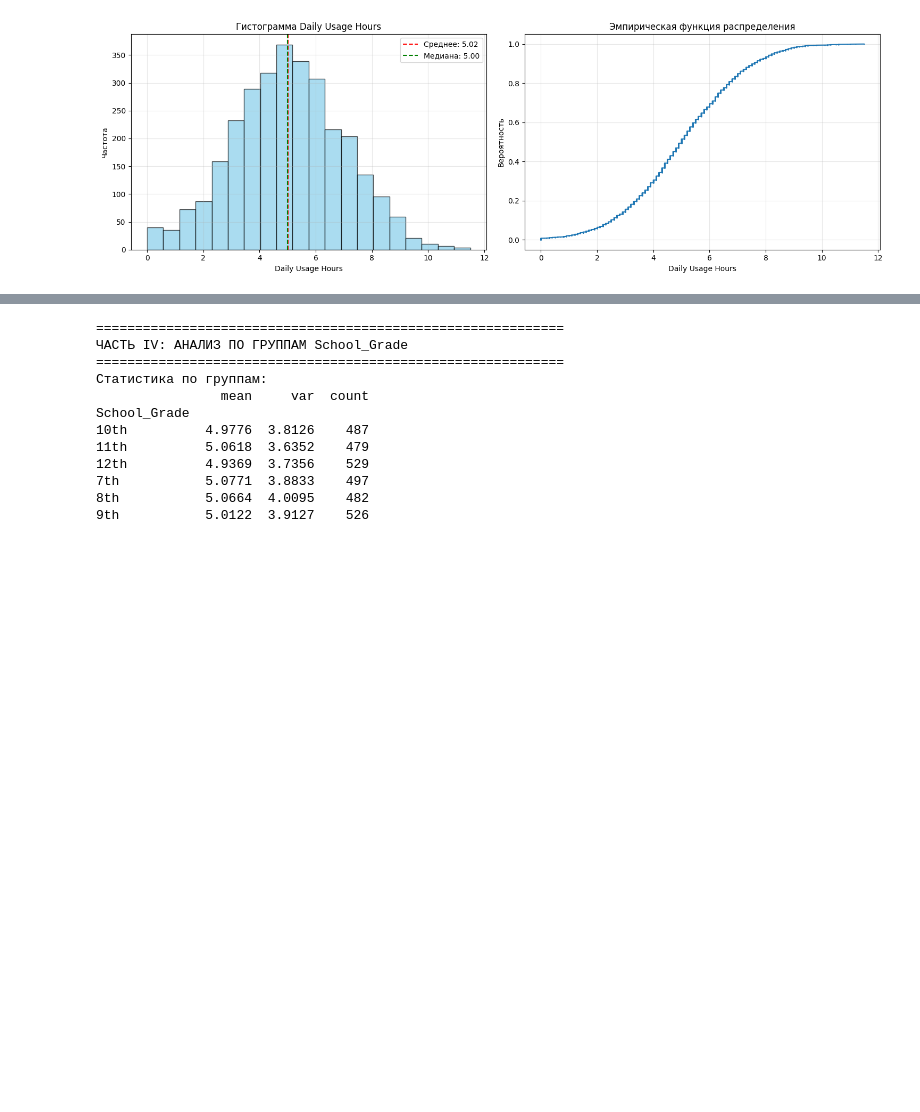
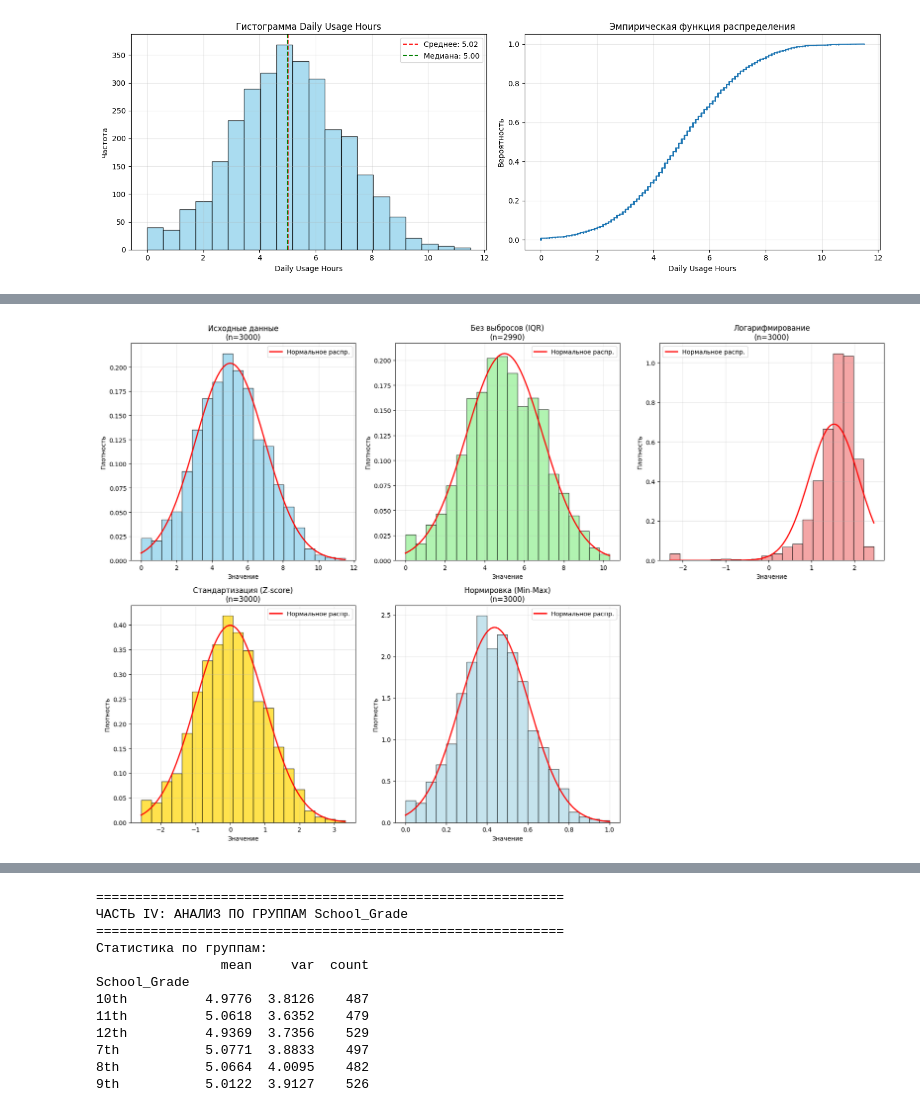
Before and after one commit to poluzerovT/oiad-2-2025, a Jupyter notebook: Goncharenko/lab1.ipynb, the cells around one changed output, grey strips where cells are left out. Saved outputs shown, nothing was run; the diff lists cells and outputs as text; code cells hidden in the pictures; blank space fills up the shorter version.

```diff
--- a/Goncharenko/lab1.ipynb
+++ b/Goncharenko/lab1.ipynb
@@ -89,8 +89,8 @@ def chi_square_normality_test(data, alpha=0.05):
     std = np.std(data, ddof=1)
 
     k = int(1 + 3.322 * np.log10(n))
-    percentiles = np.linspace(0, 100, k+1)
-    boundaries = np.percentile(data, percentiles)
+    prob_points = np.linspace(0, 1, k+1)
+    boundaries = stats.norm.ppf(prob_points, mean, std)
 
     observed, _ = np.histogram(data, boundaries)
 
@@ -111,7 +111,7 @@ def chi_square_normality_test(data, alpha=0.05):
 chi2_stat, p_value_chi2, df0 = chi_square_normality_test(data)
 print(f"Критерий хи-квадрат:")
 print(f"Статистика: {chi2_stat:.4f}")
-print(f"p-value: {p_value_chi2:.4f}")
+print(f"p-value: {p_value_chi2:.8f}")
 print(f"Степени свободы: {df0}")
 print(f"Для 9 степеней свободы критическое значение при α=0.05 равно 16.92")
 
@@ -185,18 +186,77 @@ Z-эксцесс: -1.3720, p-value: 0.1701
 Критерий эксцесса: Нормальное
 # %%
 print("="*60)
-print("ЧАСТЬ III: ОБРАБОТКА ДАННЫХ")
+print("ЧАСТЬ III: АНАЛИЗ ПРЕОБРАЗОВАНИЙ ДАННЫХ")
 print("="*60)
 
-print("АНАЛИЗ НЕОБХОДИМОСТИ ПРЕОБРАЗОВАНИЙ:")
-print("Все критерии нормальности показали, что данные уже нормально распределены:")
-print("- Критерий хи-квадрат: p-value = 0.4931 > 0.05 ✓")
-print("- Критерий асимметрии: p-value = 0.7171 > 0.05 ✓")
-print("- Критерий эксцесса: p-value = 0.1701 > 0.05 ✓")
-print("- Асимметрия близка к нулю (0.0162) ✓")
-print("- Эксцесс близок к нулю (-0.1208) ✓")
 
-print("\nВЫВОД: Данные уже имеют нормальное распределение.")
-print("Дополнительные преобразования не требуются.")
+original_data = data
+
+Q1 = quantile_25
+Q3 = quantile_75
+IQR = Q3 - Q1
+lower_bound = Q1 - 1.5 * IQR
+upper_bound = Q3 + 1.5 * IQR
+
+data_no_outliers = original_data[(original_data >= lower_bound) & (original_data <= upper_bound)]
+
+data_log = np.log(original_data - original_data.min() + 0.1)
+
+data_standardized = (original_data - original_data.mean()) / original_data.std()
+
+data_normalized = (original_data - original_data.min()) / (original_data.max() - original_data.min())
+
+print(f"\nОБЪЕМ ДАННЫХ ПОСЛЕ ПРЕОБРАЗОВАНИЙ:")
+print(f"Исходные данные: {len(original_data)} наблюдений")
+print(f"После удаления выбросов: {len(data_no_outliers)} наблюдений")
+print(f"Удалено выбросов: {len(original_data) - len(data_no_outliers)}")
+
+fig, axes = plt.subplots(2, 3, figsize=(18, 12))
+
+transformations = [
+    (original_data, 'Исходные данные', 'skyblue'),
+    (data_no_outliers, 'Без выбросов (IQR)', 'lightgreen'),
+    (data_log, 'Логарифмирование', 'lightcoral'),
+    (data_standardized, 'Стандартизация (Z-score)', 'gold'),
+    (data_normalized, 'Нормировка (Min-Max)', 'lightblue')
+]
+
+for i, (data_transformed, title, color) in enumerate(transformations):
+    row, col = i // 3, i % 3
+
+    axes[row, col].hist(data_transformed, bins=20, alpha=0.7, color=color, edgecolor='black', density=True)
+
+    if len(data_transformed) > 1:
+        x = np.linspace(data_transformed.min(), data_transformed.max(), 100)
+        if 'Стандартизация' in title:
+            pdf = stats.norm.pdf(x, 0, 1)
+        else:
+            pdf = stats.norm.pdf(x, data_transformed.mean(), data_transformed.std())
+        axes[row, col].plot(x, pdf, 'r-', linewidth=2, label='Нормальное распр.')
+
+    axes[row, col].set_title(f'{title}\n(n={len(data_transformed)})')
+    axes[row, col].set_xlabel('Значение')
+    axes[row, col].set_ylabel('Плотность')
+    axes[row, col].legend()
+    axes[row, col].grid(True, alpha=0.3)
+
+for i in range(len(transformations), 6):
+    fig.delaxes(axes.flatten()[i])
+
+plt.tight_layout()
+plt.show()
+
+for data_transformed, title, _ in transformations:
+    print(title)
+    print(f"\nКритерий хи-квадрат:")
+
+    chi2_stat, p_value_chi2, df0 = chi_square_normality_test(data_transformed)
+    print(f"Статистика: {chi2_stat:.4f}")
+    print(f"p-value: {p_value_chi2:.8f}")
+
+    z_skew, p_skew, z_kurt, p_kurt = skewness_kurtosis_test(data_transformed)
+    print(f"\nКритерий асимметрии и эксцесса:")
+    print(f"Z-асимметрия: {z_skew:.4f}, p-value: {p_skew:.4f}")
+    print(f"Z-эксцесс: {z_kurt:.4f}, p-value: {p_kurt:.4f}\n")
 # %% [output]
 ============================================================
@@ -214,0 +270 @@ print("Дополнительные преобразования не требу
+[figure, added]
```
Also changed, not shown: parts of 3 cells of this notebook.
